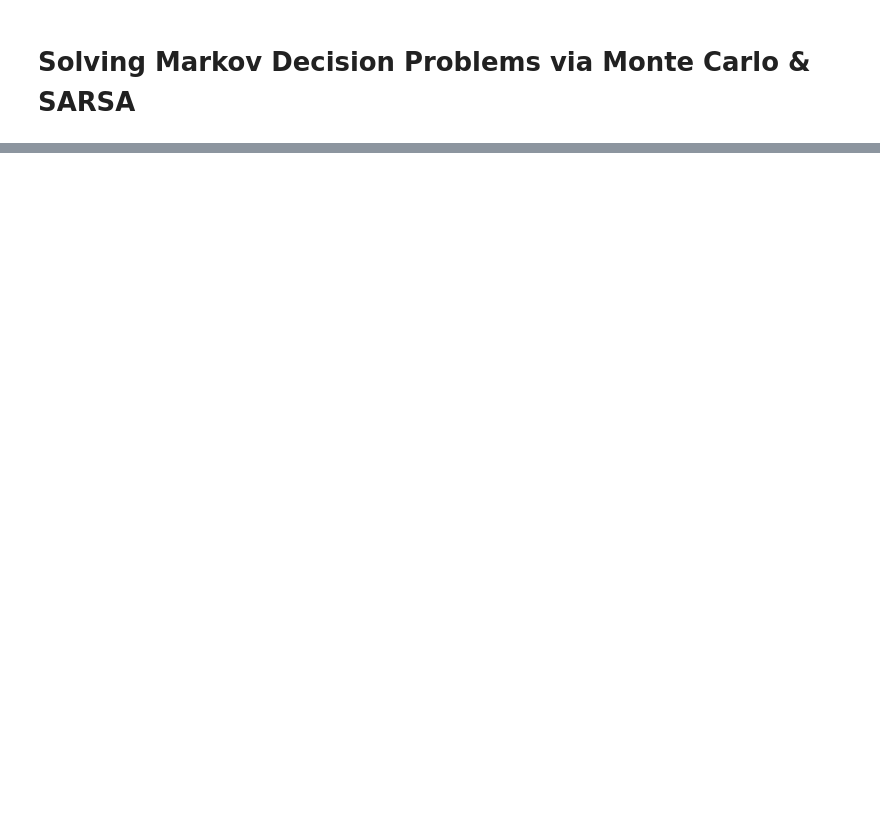
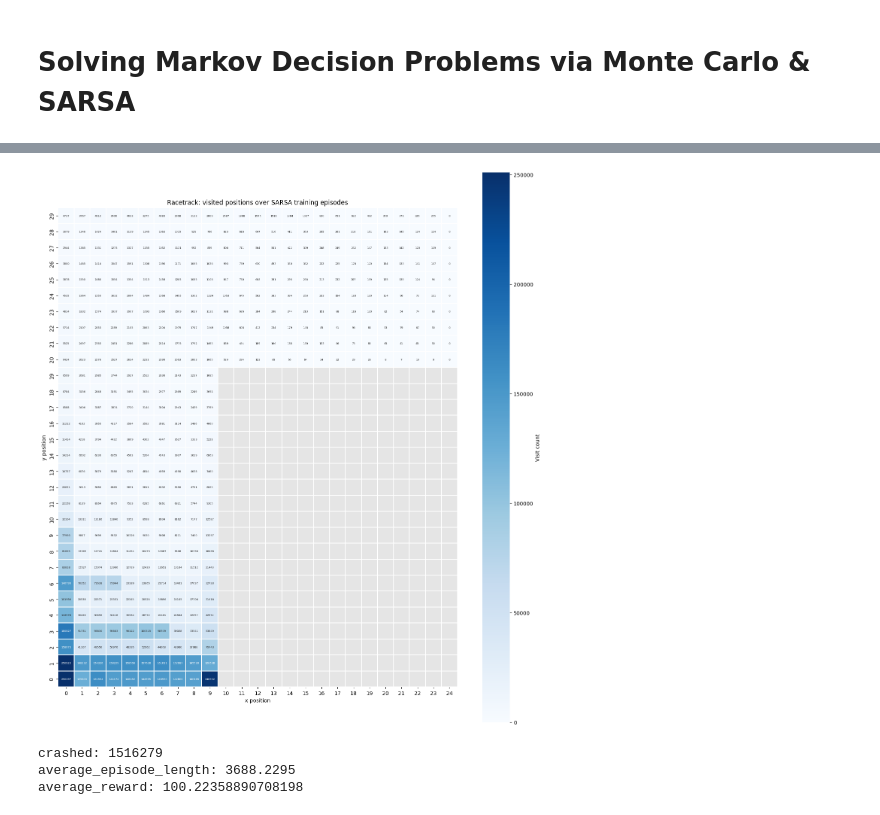
Before and after one commit to RobertMyersJr/CSC-5661, a Jupyter notebook: lab_3/lab_3.ipynb, the cells around one changed output, grey strips where cells are left out. Cells and saved outputs as stored; diff of their text form; code cells hidden in the pictures; blank space fills up the shorter version.

```diff
--- a/lab_3/lab_3.ipynb
+++ b/lab_3/lab_3.ipynb
@@ -575,0 +484,2 @@ average_reward: 0.32469082591790366
+# %%
+expected_sarsa_agent, expected_sarsa_visits, expected_sarsa_results, expected_sarsa_track_env = sarsa_env(agent_expected_sarsa, True)
@@ -575,0 +504,8 @@ average_reward: 0.32469082591790366
+# %%
+plot_heatmap(expected_sarsa_visits, expected_sarsa_track_env)
+print_episode_results(expected_sarsa_results)
+# %% [output]
+[figure, added]
+crashed: 1516279
+average_episode_length: 3688.2295
+average_reward: 100.22358890708198
```
Also changed, not shown: parts of 37 cells of this notebook, 1 other file.
